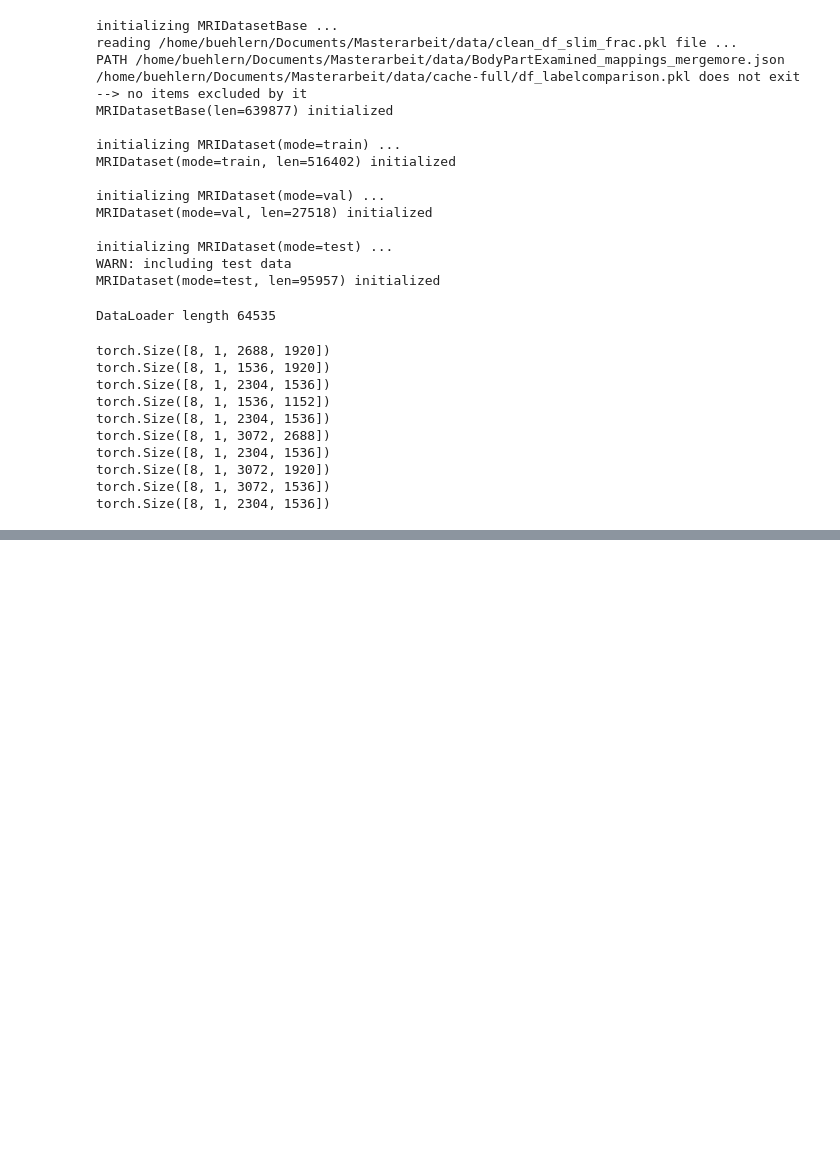
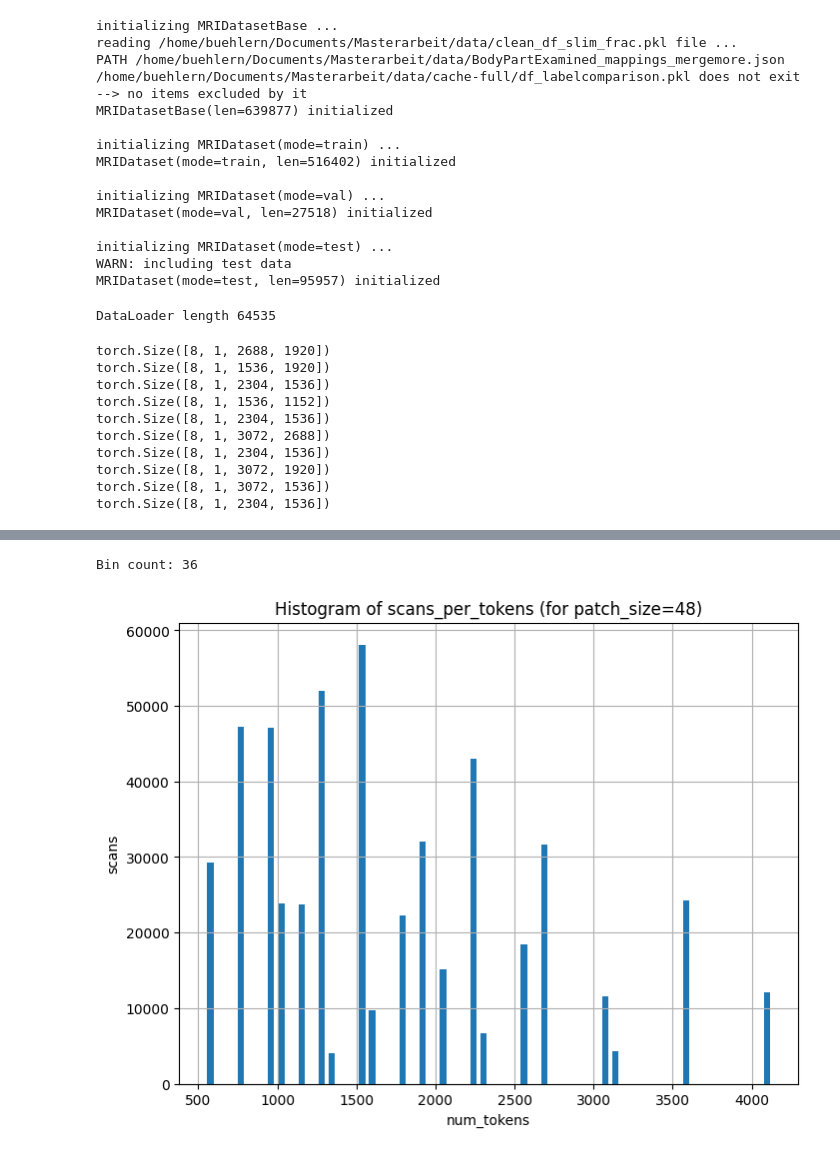
Before and after one commit to niklasbuehler/radiograph-pretraining, a Jupyter notebook: notebooks/Smart Binning Strategy.ipynb, the cells around one changed output, grey strips where cells are left out. Cells and saved outputs as stored; diff of their text form; code cells hidden in the pictures; blank space fills up the shorter version.

Commit message:
Add histograms of distribution across bins to Smart Binning Strategy notebook

```diff
--- a/notebooks/Smart Binning Strategy.ipynb
+++ b/notebooks/Smart Binning Strategy.ipynb
@@ -358,0 +363,10 @@ plt.show()
+# %%
+scans_per_tokens = defaultdict(int)
+scans_per_size = defaultdict(int)
+for bin in dl.batch_sampler.size_to_indices:
+    bin_size = len(dl.batch_sampler.size_to_indices[bin])
+    patch_size = 48
+    tokens = bin[0] * bin[1] // (patch_size**2)
+    scans_per_tokens[tokens] = scans_per_tokens[tokens]+bin_size
+    scans_per_size[str(bin)] = scans_per_size[str(bin)]+bin_size
+    print("Bin", bin, "contains", bin_size, "items")
@@ -358,0 +391,14 @@ plt.show()
+# %%
+print("Bin count:", len(dl.batch_sampler.size_to_indices))
+# %% [output]
+Bin count: 36
+# %%
+plt.figure(figsize=(8, 6))
+plt.bar(scans_per_tokens.keys(), scans_per_tokens.values(), 40)
+plt.title('Histogram of scans_per_tokens (for patch_size=48)')
+plt.xlabel('num_tokens')
+plt.ylabel('scans')
+plt.grid(True)
+plt.show()
+# %% [output]
+[figure, added]
```
Also changed, not shown: parts of 6 cells of this notebook.
